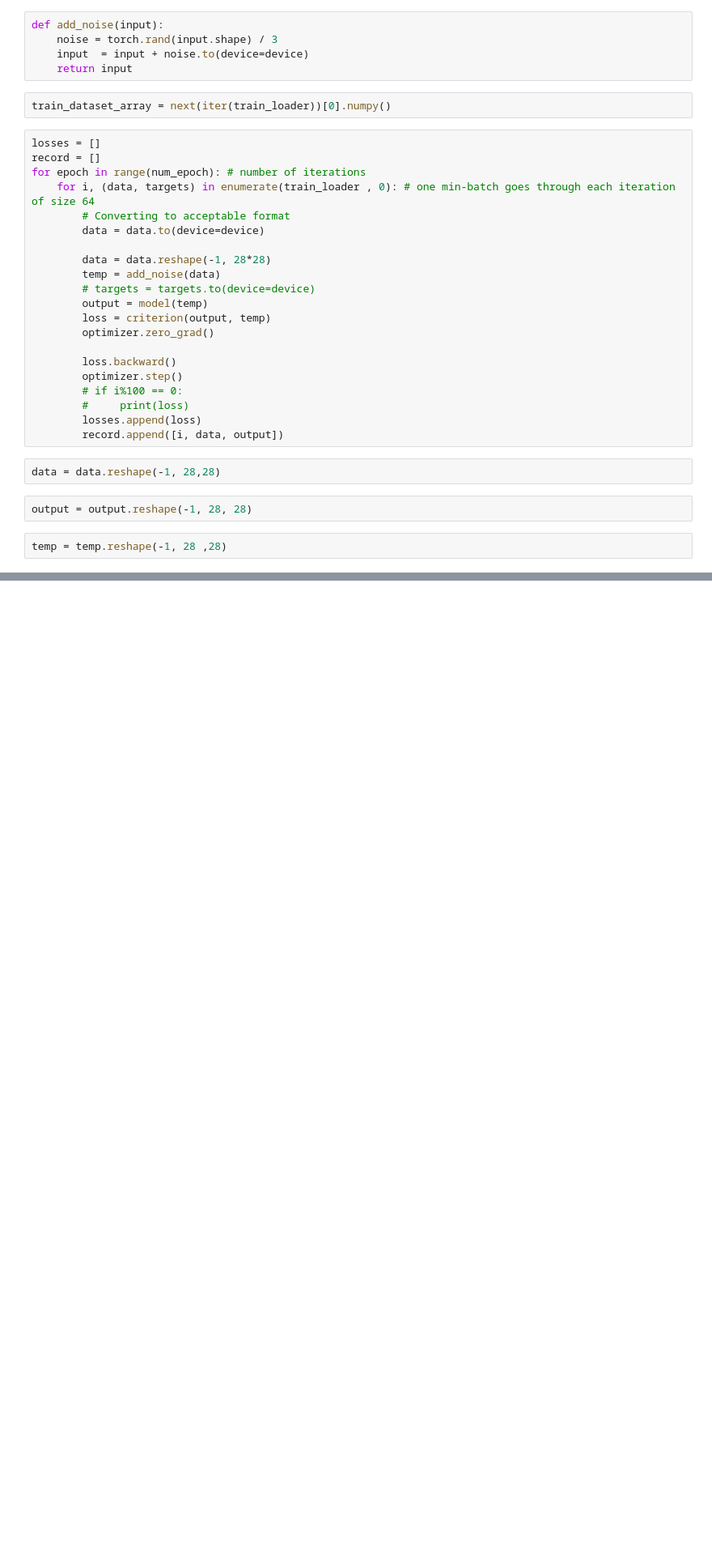
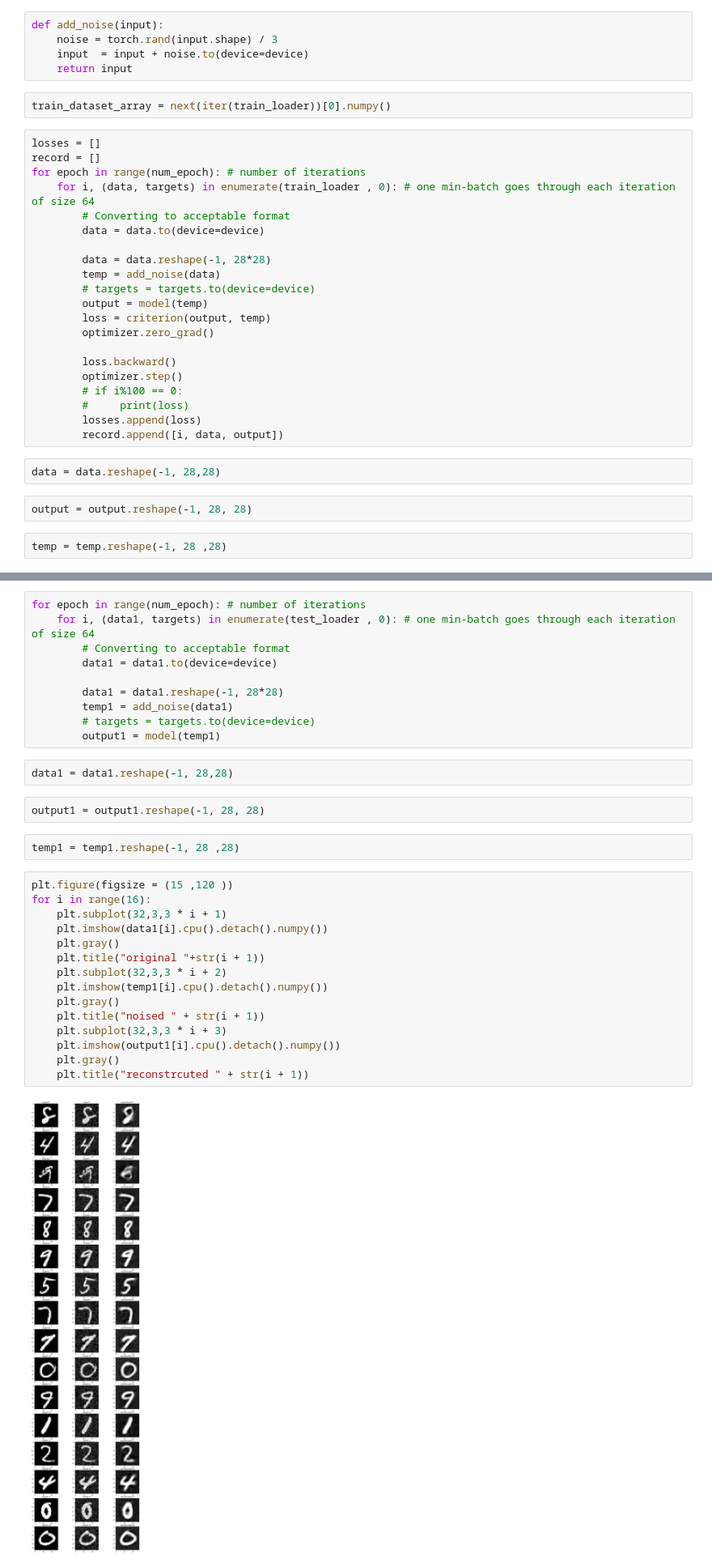
Before and after one commit to adityajivoji/autoencoder, a Jupyter notebook: denoising_autoencoder.ipynb, the cells around one changed output, grey strips where cells are left out. Shown: that part at 81% size. Saved outputs shown, nothing was run; the diff lists cells and outputs as text; blank space fills up the shorter version.

```diff
--- a/denoising_autoencoder.ipynb
+++ b/denoising_autoencoder.ipynb
@@ -95,0 +104,33 @@ plt.plot(losses[-100:])
+# %%
+for epoch in range(num_epoch): # number of iterations
+    for i, (data1, targets) in enumerate(test_loader , 0): # one min-batch goes through each iteration of size 64
+        # Converting to acceptable format
+        data1 = data1.to(device=device)
+
+        data1 = data1.reshape(-1, 28*28)
+        temp1 = add_noise(data1)
+        # targets = targets.to(device=device)
+        output1 = model(temp1)
+# %%
+data1 = data1.reshape(-1, 28,28)
+# %%
+output1 = output1.reshape(-1, 28, 28)
+# %%
+temp1 = temp1.reshape(-1, 28 ,28)
+# %%
+plt.figure(figsize = (15 ,120 ))
+for i in range(16):
+    plt.subplot(32,3,3 * i + 1)
+    plt.imshow(data1[i].cpu().detach().numpy())
+    plt.gray()
+    plt.title("original "+str(i + 1))
+    plt.subplot(32,3,3 * i + 2)
+    plt.imshow(temp1[i].cpu().detach().numpy())
+    plt.gray()
+    plt.title("noised " + str(i + 1))
+    plt.subplot(32,3,3 * i + 3)
+    plt.imshow(output1[i].cpu().detach().numpy())
+    plt.gray()
+    plt.title("reconstrcuted " + str(i + 1))
+# %% [output]
+[figure, added]
```
Also changed, not shown: parts of 5 cells of this notebook.
